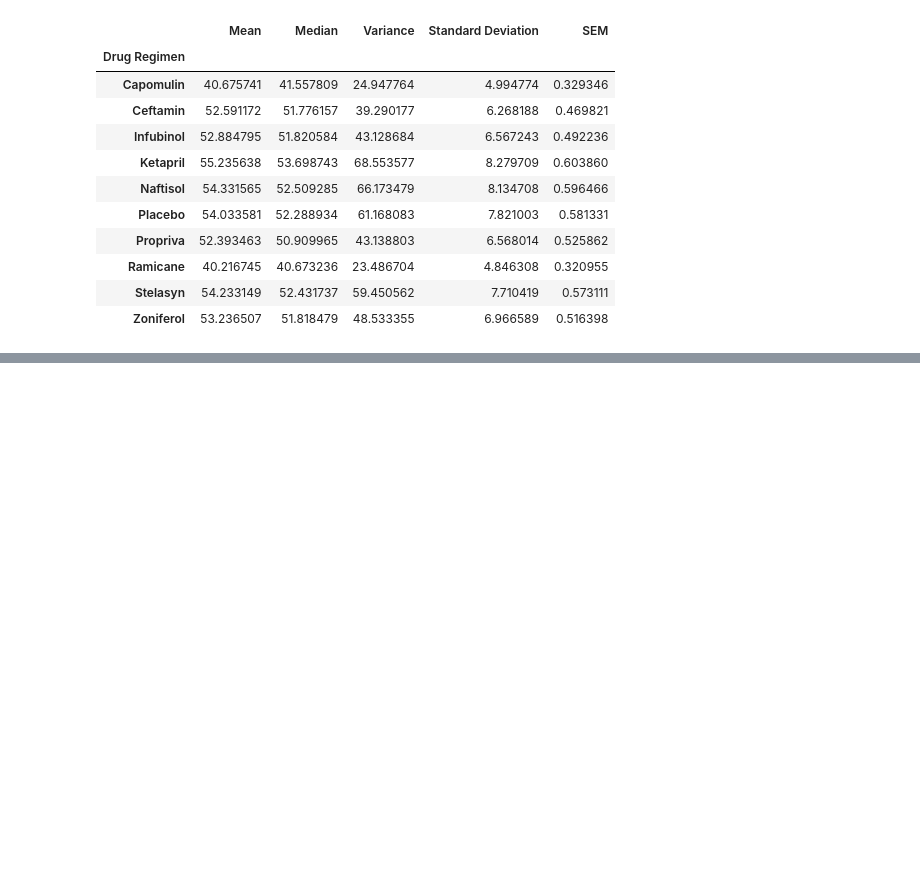
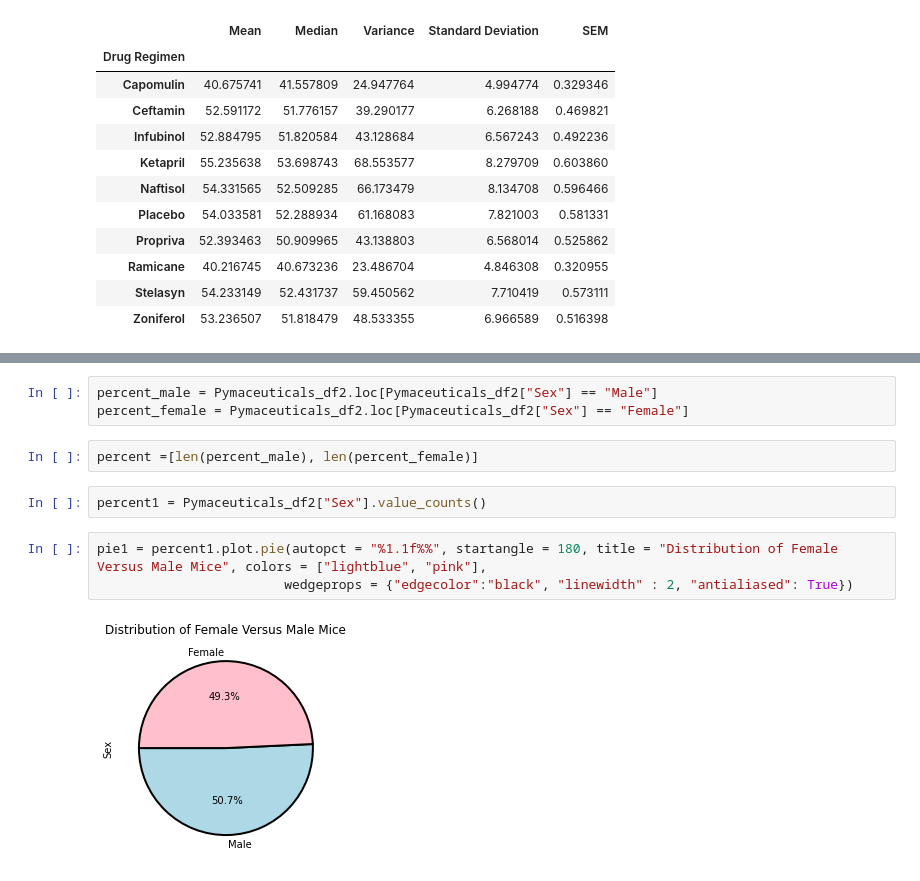
Before and after one commit to Prakb2401/matplotlib-challenge, a Jupyter notebook: Pymaceuticals/Pymaceuticals.ipynb, the cells around one changed output, grey strips where cells are left out. Cells and saved outputs as stored; diff of their text form; blank space fills up the shorter version.

```diff
--- a/Pymaceuticals/Pymaceuticals.ipynb
+++ b/Pymaceuticals/Pymaceuticals.ipynb
@@ -147,0 +172,12 @@ Summary_Statistics2
+# %%
+percent_male = Pymaceuticals_df2.loc[Pymaceuticals_df2["Sex"] == "Male"]
+percent_female = Pymaceuticals_df2.loc[Pymaceuticals_df2["Sex"] == "Female"]
+# %%
+percent =[len(percent_male), len(percent_female)]
+# %%
+percent1 = Pymaceuticals_df2["Sex"].value_counts()
+# %%
+pie1 = percent1.plot.pie(autopct = "%1.1f%%", startangle = 180, title = "Distribution of Female Versus Male Mice", colors = ["lightblue", "pink"],
+                        wedgeprops = {"edgecolor":"black", "linewidth" : 2, "antialiased": True})
+# %% [output]
+[figure, added]
```
Also changed, not shown: parts of 13 cells of this notebook.
